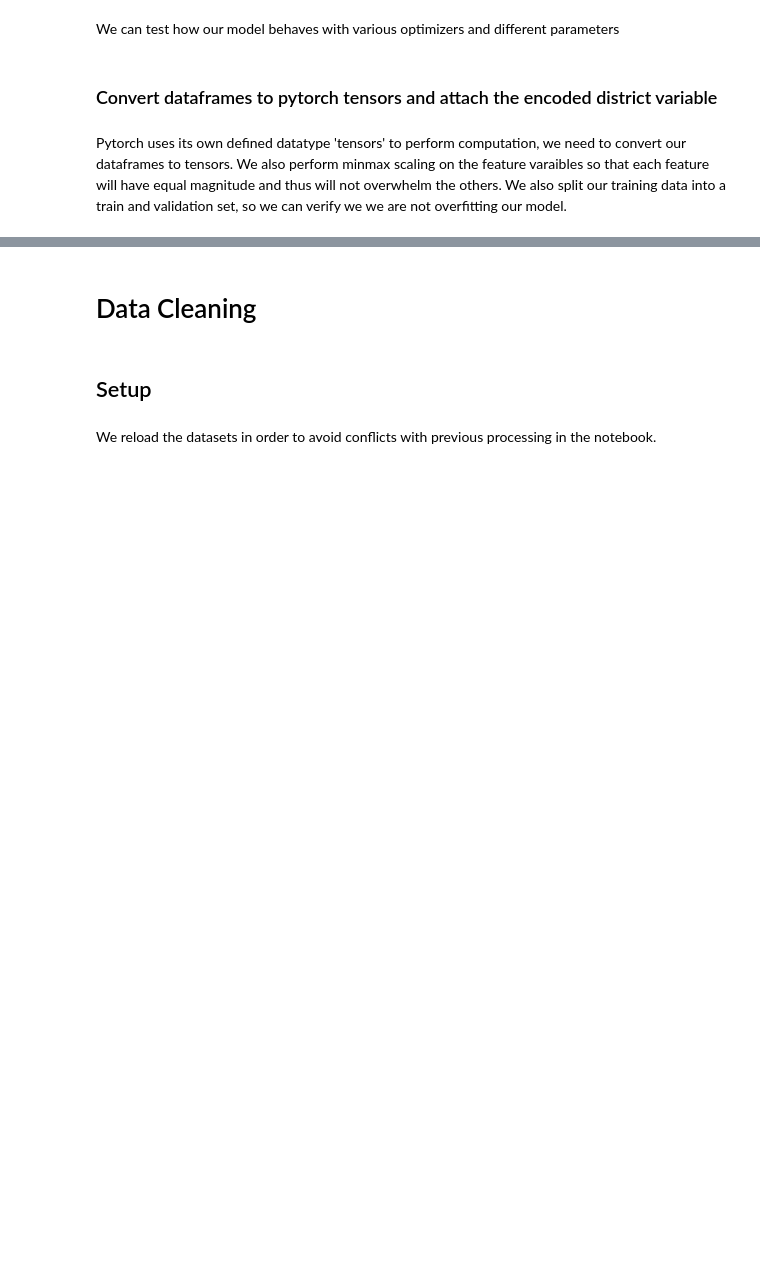
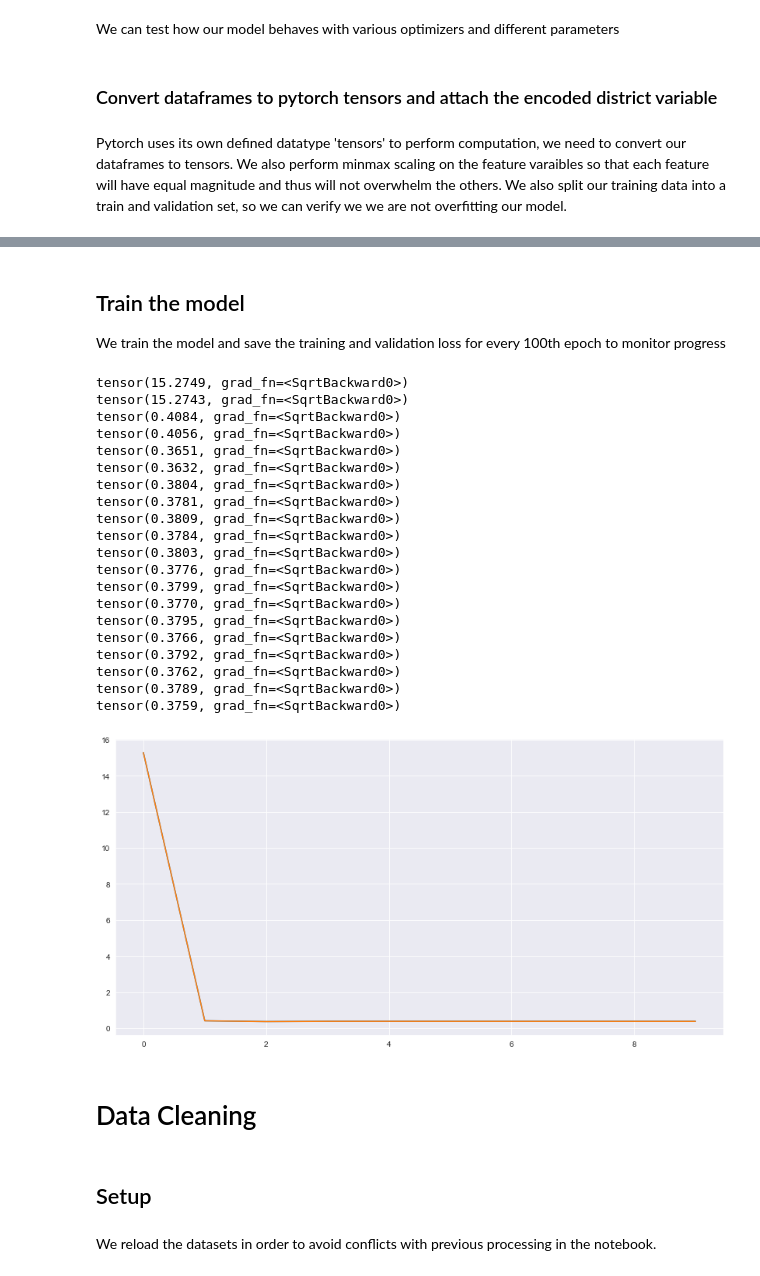
Before and after one commit to jimoskar/ml, a Jupyter notebook: project/project_submission/long_notebook.ipynb, the cells around one changed output, grey strips where cells are left out. Drawn from its saved outputs; the diff is of its cells as text; code cells hidden in the pictures; blank space fills up the shorter version.

```diff
--- a/project/project_submission/long_notebook.ipynb
+++ b/project/project_submission/long_notebook.ipynb
@@ -485,6 +462,54 @@ torch.Size([15600, 17])
 torch.Size([15600])
 torch.Size([7685, 17])
 torch.Size([7685])
+# %% [markdown]
+## Train the model
+We train the model and save the training and validation loss for every 100th epoch to monitor progress
+# %%
+train_history = []
+validation_history = []
+
+for i in range(1000):
+    pred = model(X_train)
+    loss = criterion(torch.exp(pred).flatten(), Y_train)
+    if (i % 100) == 0:
+        print(loss)
+        train_history.append(loss.detach().numpy() )
+        val_pred = model(X_valid)
+        loss_val = criterion(torch.exp(val_pred).flatten(), Y_valid)
+        validation_history.append(loss_val.detach().numpy() )
+        print(loss_val)
+
+    optimizer.zero_grad()
+    loss.backward()
+    optimizer.step()
+
+x = np.arange(len(train_history))
+plt.plot(x, train_history)
+plt.plot(x, validation_history)
+plt.show()
+# %% [output]
+tensor(15.2749, grad_fn=<SqrtBackward0>)
+tensor(15.2743, grad_fn=<SqrtBackward0>)
+tensor(0.4084, grad_fn=<SqrtBackward0>)
+tensor(0.4056, grad_fn=<SqrtBackward0>)
+tensor(0.3651, grad_fn=<SqrtBackward0>)
+tensor(0.3632, grad_fn=<SqrtBackward0>)
+tensor(0.3804, grad_fn=<SqrtBackward0>)
+tensor(0.3781, grad_fn=<SqrtBackward0>)
+tensor(0.3809, grad_fn=<SqrtBackward0>)
+tensor(0.3784, grad_fn=<SqrtBackward0>)
+tensor(0.3803, grad_fn=<SqrtBackward0>)
+tensor(0.3776, grad_fn=<SqrtBackward0>)
+tensor(0.3799, grad_fn=<SqrtBackward0>)
+tensor(0.3770, grad_fn=<SqrtBackward0>)
+tensor(0.3795, grad_fn=<SqrtBackward0>)
+tensor(0.3766, grad_fn=<SqrtBackward0>)
+tensor(0.3792, grad_fn=<SqrtBackward0>)
+tensor(0.3762, grad_fn=<SqrtBackward0>)
+tensor(0.3789, grad_fn=<SqrtBackward0>)
+tensor(0.3759, grad_fn=<SqrtBackward0>)
+[figure, added]
 # %% [markdown]
 # Data Cleaning
 # %% [markdown]
```
Also changed, not shown: parts of 41 cells of this notebook, 5 other files.
